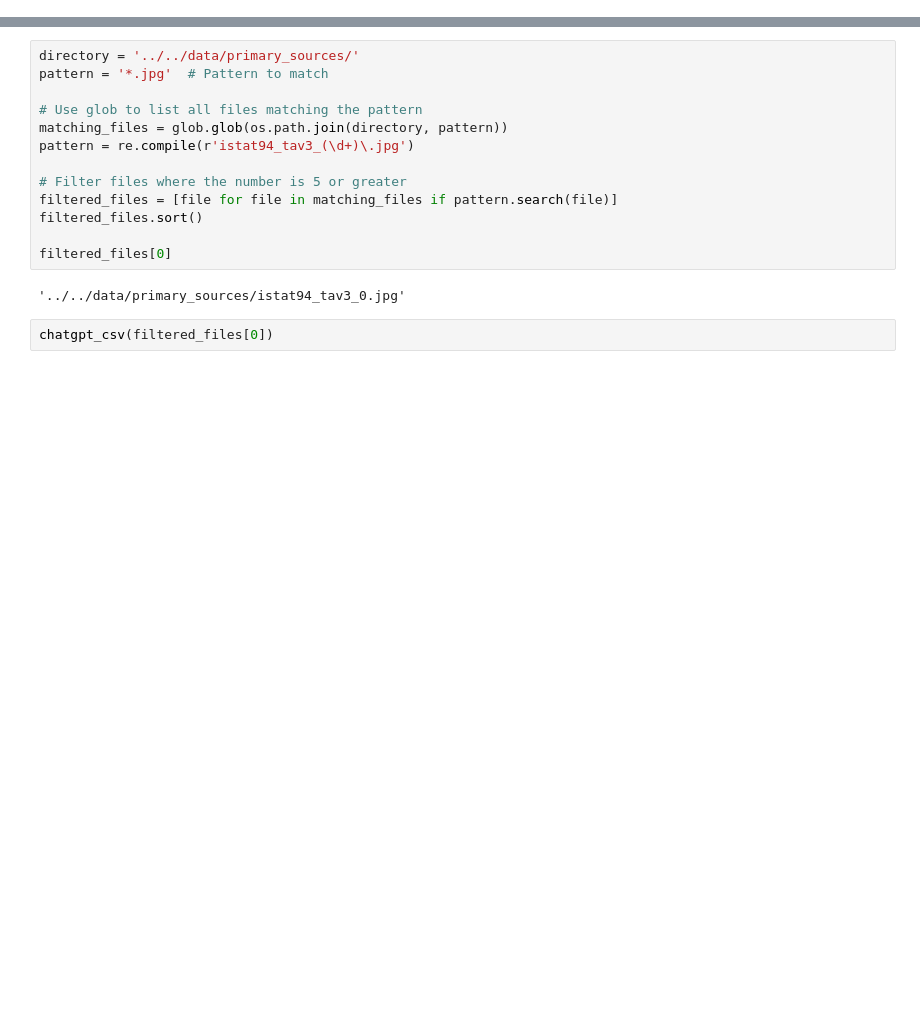
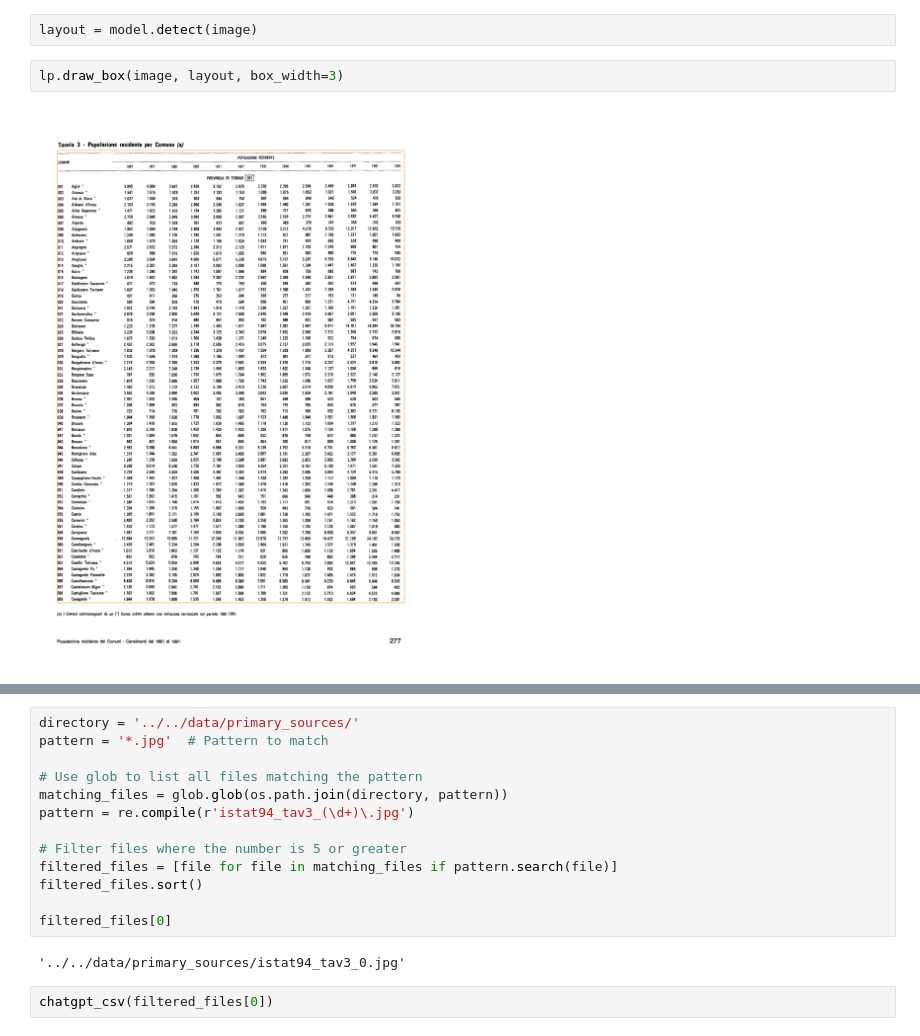
Before and after one commit to basm92/layout_parse, a Jupyter notebook: code/data_wrangling/parse_municipality_census.ipynb, the cells around one changed output, grey strips where cells are left out. Saved outputs shown, nothing was run; the diff lists cells and outputs as text; blank space fills up the shorter version.

```diff
--- a/code/data_wrangling/parse_municipality_census.ipynb
+++ b/code/data_wrangling/parse_municipality_census.ipynb
@@ -68,0 +38,6 @@ def chatgpt_csv(file_path):
+# %%
+layout = model.detect(image)
+# %%
+lp.draw_box(image, layout, box_width=3)
+# %% [output]
+[figure, added]
```
Also changed, not shown: parts of 8 cells of this notebook, 1 other file.
